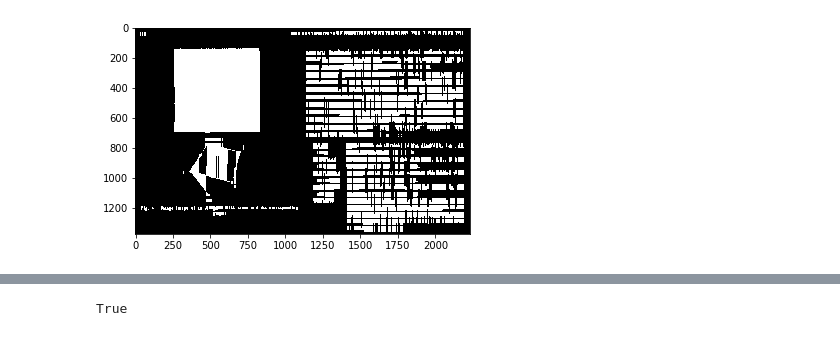
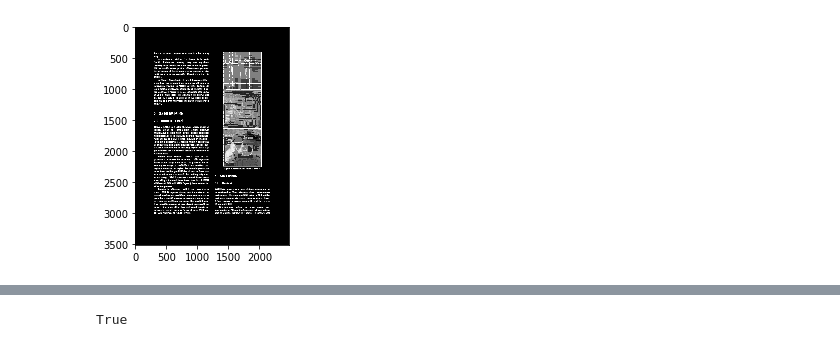
Before and after one commit to Rkanehisa/MO443, a Jupyter notebook: trabalho_3/trabalho_3.ipynb, the cells around one changed output, grey strips where cells are left out. Drawn from its saved outputs; the diff is of its cells as text; code cells hidden in the pictures.

```diff
--- a/trabalho_3/trabalho_3.ipynb
+++ b/trabalho_3/trabalho_3.ipynb
@@ -19,8 +15,3 @@ plt.show()
 # %%
-kernel1 = np.ones((100,1),np.uint8)
-
-
-kernel2 = np.ones((1,200),np.uint8)
-
-print(kernel1.shape)
-print(kernel2.shape)
+kernel1 = np.ones((1, 40), np.uint8)
+kernel2 = np.ones((60, 1), np.uint8)
@@ -30,3 +18,3 @@ print(kernel2.shape)
 # %%
-dilate = cv2.dilate(img,kernel1)
-erode = cv2.erode(dilate,kernel1)
+dilate1 = cv2.dilate(img, kernel1)
+erode1 = cv2.erode(dilate1, kernel1)
@@ -47,3 +21,3 @@ plt.show()
 # %%
-dilate2 = cv2.dilate(img,kernel2)
-erode2 = cv2.dilate(dilate2,kernel2)
+dilate2 = cv2.dilate(img, kernel2)
+erode2 = cv2.erode(dilate2, kernel2)
@@ -66,6 +24,8 @@ img5 = cv.bitwise_and(erode,erode2)
+# %%
+intersection = cv2.bitwise_and(erode1, erode2)
 # %%
 fig = plt.figure()
-plt.imshow(img5,cmap="gray")
+plt.imshow(intersection,cmap="gray")
 plt.show()
 # %% [output]
-[figure, old version]
+[figure, new version]
```
Also changed, not shown: parts of 15 cells of this notebook.
